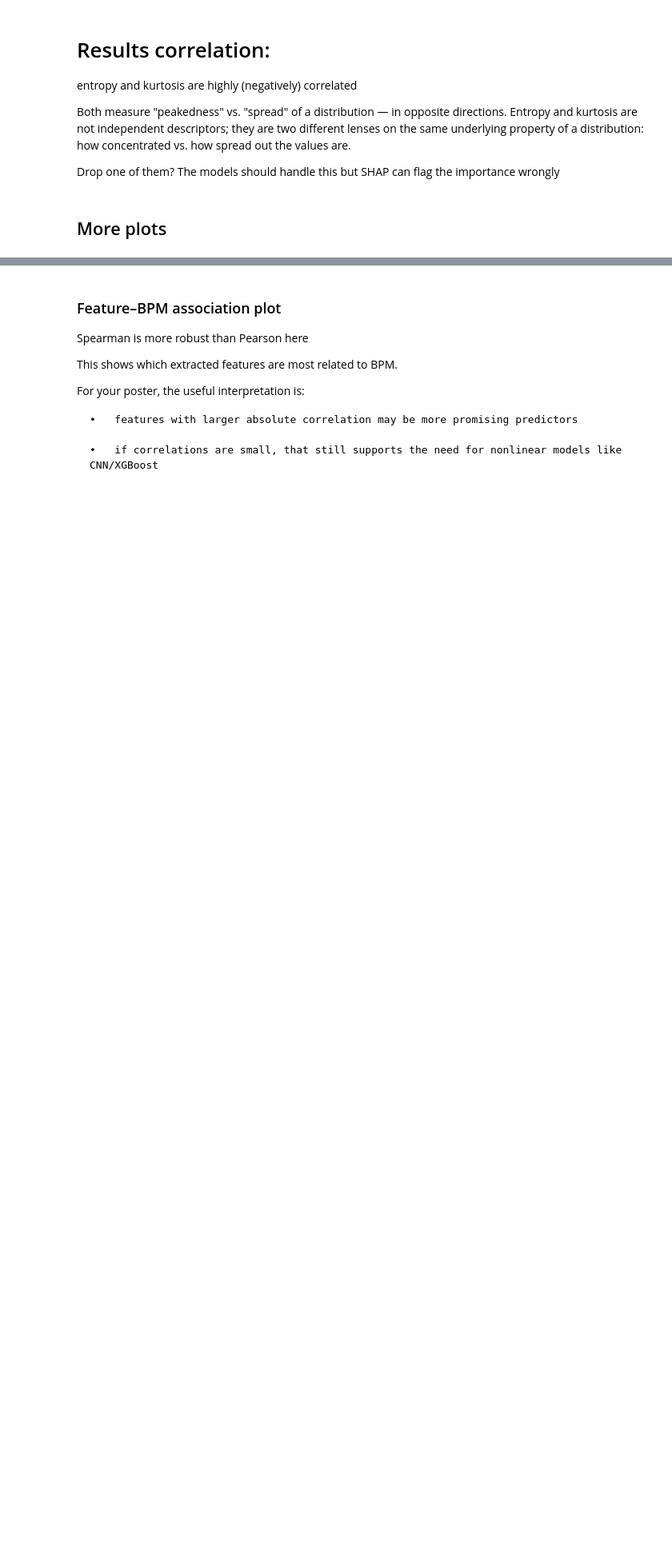
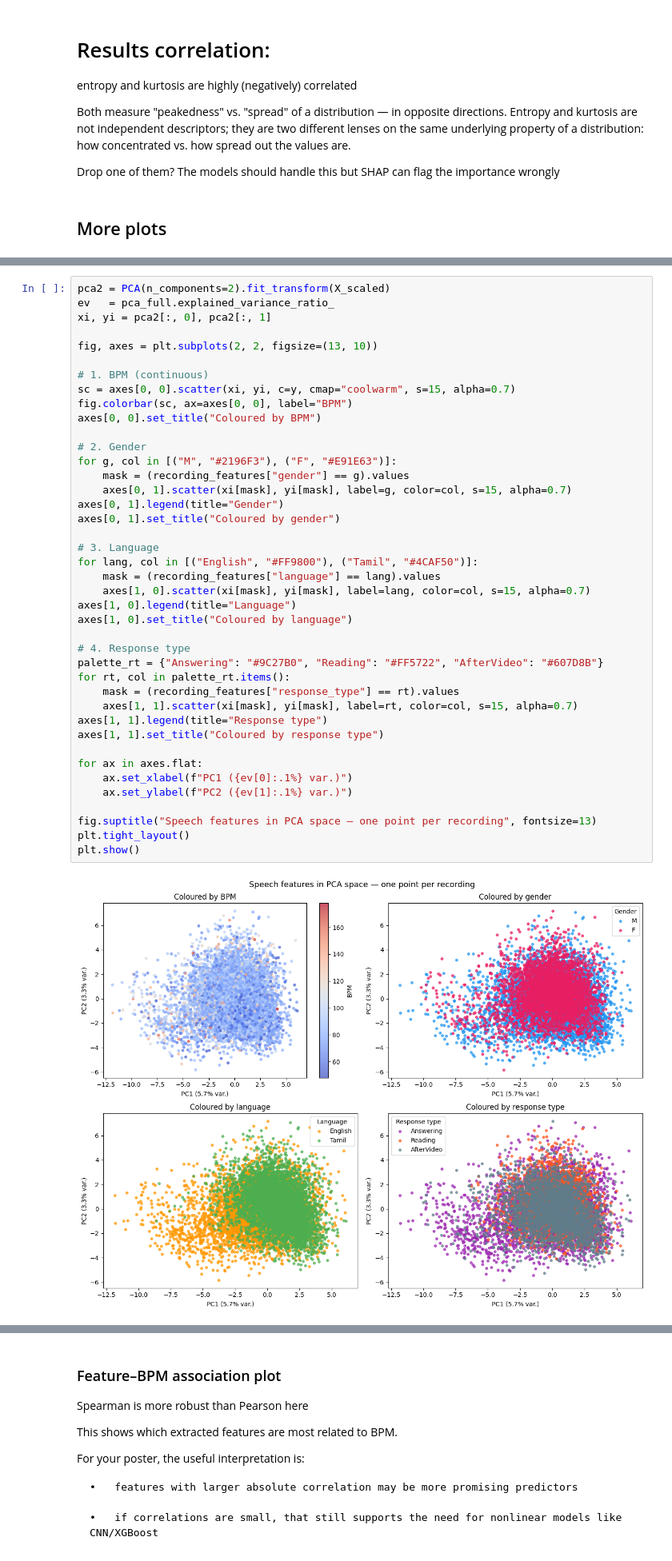
Before and after one commit to PMichniewska/Bachelor-s-Thesis-Project, a Jupyter notebook: Implementation/Data Extraction Pipeline.ipynb, the cells around one changed output, grey strips where cells are left out. Shown at 80% size. Saved outputs shown, nothing was run; the diff lists cells and outputs as text; blank space fills up the shorter version.

```diff
--- a/Implementation/Data Extraction Pipeline.ipynb
+++ b/Implementation/Data Extraction Pipeline.ipynb
@@ -1979,0 +1814,43 @@ recording_features.head()
+# %%
+pca2 = PCA(n_components=2).fit_transform(X_scaled)
+ev   = pca_full.explained_variance_ratio_
+xi, yi = pca2[:, 0], pca2[:, 1]
+
+fig, axes = plt.subplots(2, 2, figsize=(13, 10))
+
+# 1. BPM (continuous)
+sc = axes[0, 0].scatter(xi, yi, c=y, cmap="coolwarm", s=15, alpha=0.7)
+fig.colorbar(sc, ax=axes[0, 0], label="BPM")
+axes[0, 0].set_title("Coloured by BPM")
+
+# 2. Gender
+for g, col in [("M", "#2196F3"), ("F", "#E91E63")]:
+    mask = (recording_features["gender"] == g).values
+    axes[0, 1].scatter(xi[mask], yi[mask], label=g, color=col, s=15, alpha=0.7)
+axes[0, 1].legend(title="Gender")
+axes[0, 1].set_title("Coloured by gender")
+
+# 3. Language
+for lang, col in [("English", "#FF9800"), ("Tamil", "#4CAF50")]:
+    mask = (recording_features["language"] == lang).values
+    axes[1, 0].scatter(xi[mask], yi[mask], label=lang, color=col, s=15, alpha=0.7)
+axes[1, 0].legend(title="Language")
+axes[1, 0].set_title("Coloured by language")
+
+# 4. Response type
+palette_rt = {"Answering": "#9C27B0", "Reading": "#FF5722", "AfterVideo": "#607D8B"}
+for rt, col in palette_rt.items():
+    mask = (recording_features["response_type"] == rt).values
+    axes[1, 1].scatter(xi[mask], yi[mask], label=rt, color=col, s=15, alpha=0.7)
+axes[1, 1].legend(title="Response type")
+axes[1, 1].set_title("Coloured by response type")
+
+for ax in axes.flat:
+    ax.set_xlabel(f"PC1 ({ev[0]:.1%} var.)")
+    ax.set_ylabel(f"PC2 ({ev[1]:.1%} var.)")
+
+fig.suptitle("Speech features in PCA space — one point per recording", fontsize=13)
+plt.tight_layout()
+plt.show()
+# %% [output]
+[figure, added]
```
Also changed, not shown: parts of 28 cells of this notebook, 3 other files.
